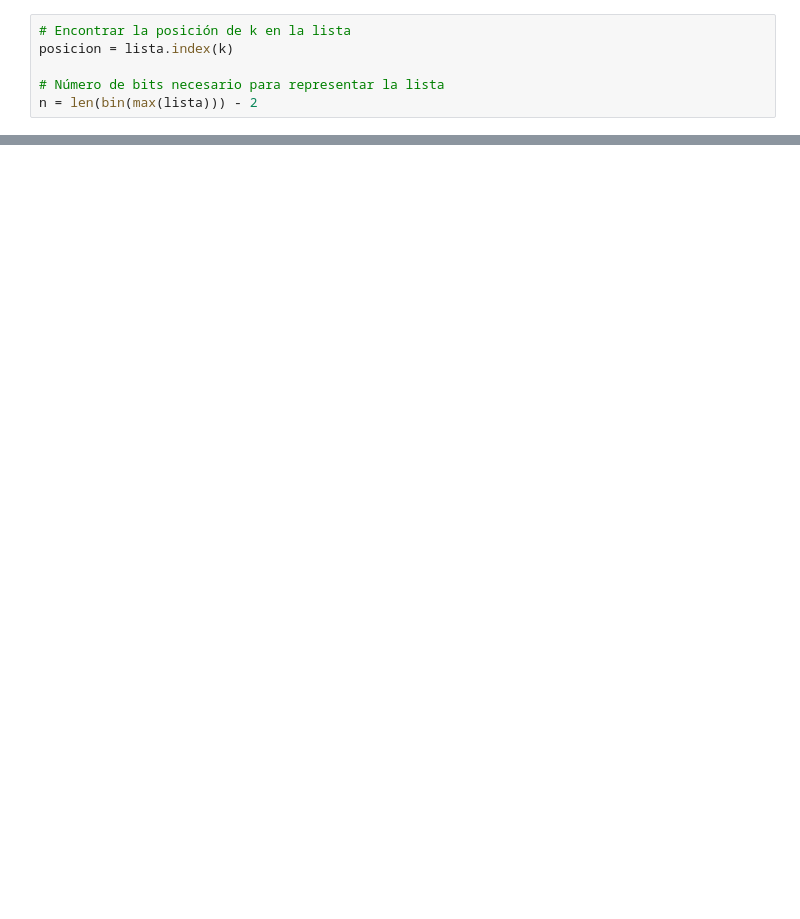
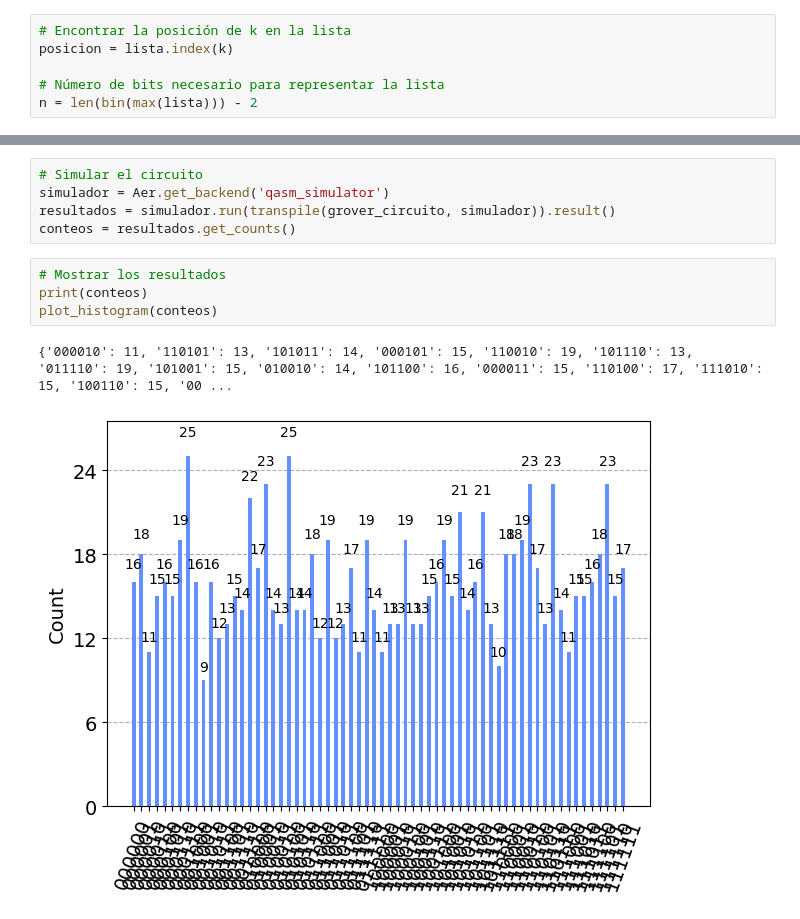
Before and after one commit to danielrawlins21/QuantumTesting, a Jupyter notebook: Grover2.ipynb, the cells around one changed output, grey strips where cells are left out. Drawn from its saved outputs; the diff is of its cells as text; blank space fills up the shorter version.

```diff
--- a/Grover2.ipynb
+++ b/Grover2.ipynb
@@ -62,0 +74,12 @@ QiskitError: 'Circuit with classical bits cannot be converted to gate.'
+# %%
+# Simular el circuito
+simulador = Aer.get_backend('qasm_simulator')
+resultados = simulador.run(transpile(grover_circuito, simulador)).result()
+conteos = resultados.get_counts()
+# %%
+# Mostrar los resultados
+print(conteos)
+plot_histogram(conteos)
+# %% [output]
+{'000010': 11, '110101': 13, '101011': 14, '000101': 15, '110010': 19, '101110': 13, '011110': 19, '101001': 15, '010010': 14, '101100': 16, '000011': 15, '110100': 17, '111010': 15, '100110': 15, '00 ...
+[figure, added]
```
Also changed, not shown: parts of 8 cells of this notebook, 1 other file.
